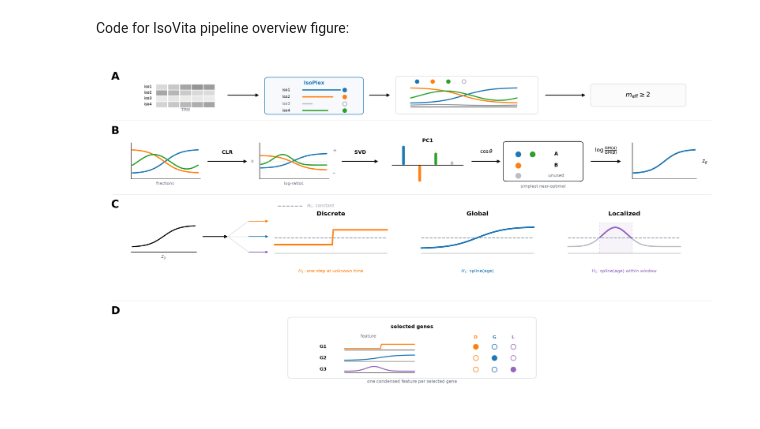
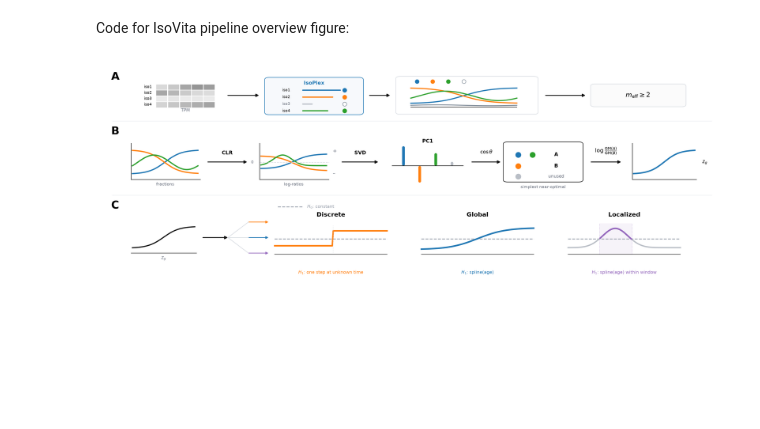
Before and after one commit to danielchen05/IsoVita-paper, a Jupyter notebook: Figure2_method_overview.ipynb, the cells around one changed output. Saved outputs shown, nothing was run; the diff lists cells and outputs as text; code cells hidden in the pictures; blank space fills up the shorter version.

Commit message:
remove Panel D of Figure 2

```diff
--- a/Figure2_method_overview.ipynb
+++ b/Figure2_method_overview.ipynb
@@ -5,10 +5,10 @@ import numpy as np
 import matplotlib.pyplot as plt
 from matplotlib.patches import FancyBboxPatch, FancyArrowPatch, Rectangle
 
-fig = plt.figure(figsize=(16, 8.8), dpi=180)
+fig = plt.figure(figsize=(16, 6.1), dpi=180)
 ax = fig.add_axes([0, 0, 1, 1])
 ax.set_xlim(0, 1)
-ax.set_ylim(0, 1)
+ax.set_ylim(0.31, 1)
 ax.axis("off")
 
 # palette
@@ -226,73 +226,31 @@ def model_plot(x0, y0, w, h, mode, color):
         yy = sigmoid(xx)
         ax.plot(x0+w*xx, y0+h*yy, color=color, lw=2.8)
     elif mode == "local":
         lo,hi = 0.28,0.57
         full = 0.22 + 0.62*np.exp(-((xx-0.42)/0.16)**2)
         ax.add_patch(Rectangle((x0+w*lo,y0),w*(hi-lo),h,fc=color,ec="none",alpha=0.08))
         ax.plot(x0+w*xx[xx<lo], y0+h*full[xx<lo], color=GRAY, lw=2.3)
         m = (xx>=lo)&(xx<=hi)
         ax.plot(x0+w*xx[m], y0+h*full[m], color=color, lw=2.8)
         ax.plot(x0+w*xx[xx>hi], y0+h*full[xx>hi], color=GRAY, lw=2.3)
         ax.plot([x0+w*lo,x0+w*lo],[y0,y0+h],color=color,lw=0.7,ls=":",alpha=0.55)
         ax.plot([x0+w*hi,x0+w*hi],[y0,y0+h],color=color,lw=0.7,ls=":",alpha=0.55)
     ax.plot([x0,x0+w],[y0,y0],color=INK,lw=0.8)
 
 cols_x=[0.280,0.515,0.750]
 titles=["Discrete","Global","Localized"]
 modes=["step","global","local"]
 cols=[ORANGE,BLUE,PURPLE]
 
 for cx,title,mode,cc in zip(cols_x,titles,modes,cols):
     ax.text(cx+0.090,0.558,title,fontsize=11.0,fontweight="bold",ha="center")
     model_plot(cx,0.448,0.180,0.090,mode,cc)
 
 ax.text(0.370,0.392,r"$H_1$: one step at unknown time",fontsize=8.0,ha="center",color=ORANGE)
 ax.text(0.605,0.392,r"$H_1$: spline(age)",fontsize=8.0,ha="center",color=BLUE)
 ax.text(0.840,0.392,r"$H_1$: spline(age) within window",fontsize=8.0,ha="center",color=PURPLE)
 
-ax.plot([0.02,0.98],[0.310,0.310], color="#eceff2", lw=1)
-
-# ==========================================
-# Panel D
-# ==========================================
-panel("D", 0.295)
-
-rounded(0.305, 0.088, 0.390, 0.170, fc="white", ec=LIGHT, lw=1.0)
-ax.text(0.500,0.230,"selected genes",fontsize=9.4,fontweight="bold",ha="center")
-
-ax.text(0.430, 0.203, "feature", fontsize=7.8, ha="center", color=MUTED)
-for xx, lab, cc in zip([0.602,0.632,0.662], ["D", "G", "L"], [ORANGE, BLUE, PURPLE]):
-    ax.text(xx, 0.203, lab, fontsize=8.1, ha="center", va="center", color=cc, fontweight="bold")
-
-def tiny_feature_plot(x0, y0, w, h, kind):
-    xx = np.linspace(0, 1, 100)
-    if kind == "discrete":
-        yy = np.where(xx < 0.52, 0.22, 0.78)
-        col = ORANGE
-    elif kind == "global":
-        yy = sigmoid(xx)
-        col = BLUE
-    elif kind == "local":
-        yy = 0.22 + 0.62*np.exp(-((xx-0.42)/0.16)**2)
-        col = PURPLE
-    ax.plot([x0, x0+w], [y0, y0], color=INK, lw=0.7)
-    ax.plot(x0 + w*xx, y0 + h*yy, color=col, lw=1.8)
-
-rows = [
-    ("G1", "discrete",  True,  False, False),
-    ("G2", "global",    False, True,  False),
-    ("G3", "local",     False, False, True),
-]
-ys = [0.176, 0.143, 0.110]
-for (gene, knd, d, g, l), yy in zip(rows, ys):
-    ax.text(0.352, yy, gene, fontsize=8.4, fontweight="bold", va="center")
-    tiny_feature_plot(0.392, yy-0.010, 0.112, 0.022, knd)
-    for xx, on, cc in zip([0.602,0.632,0.662], [d,g,l], [ORANGE,BLUE,PURPLE]):
-        dot(xx, yy, cc, filled=on, s=85, lw=1.1)
-
-ax.text(0.500, 0.071, "one condensed feature per selected gene", fontsize=7.8, ha="center", color=MUTED)
-
 #plt.savefig("isovita_figure2_graphical_final.png", dpi=300, bbox_inches="tight", facecolor="white")
 plt.show()
 # %% [output]
-[figure, old version]
+[figure, new version]
```
